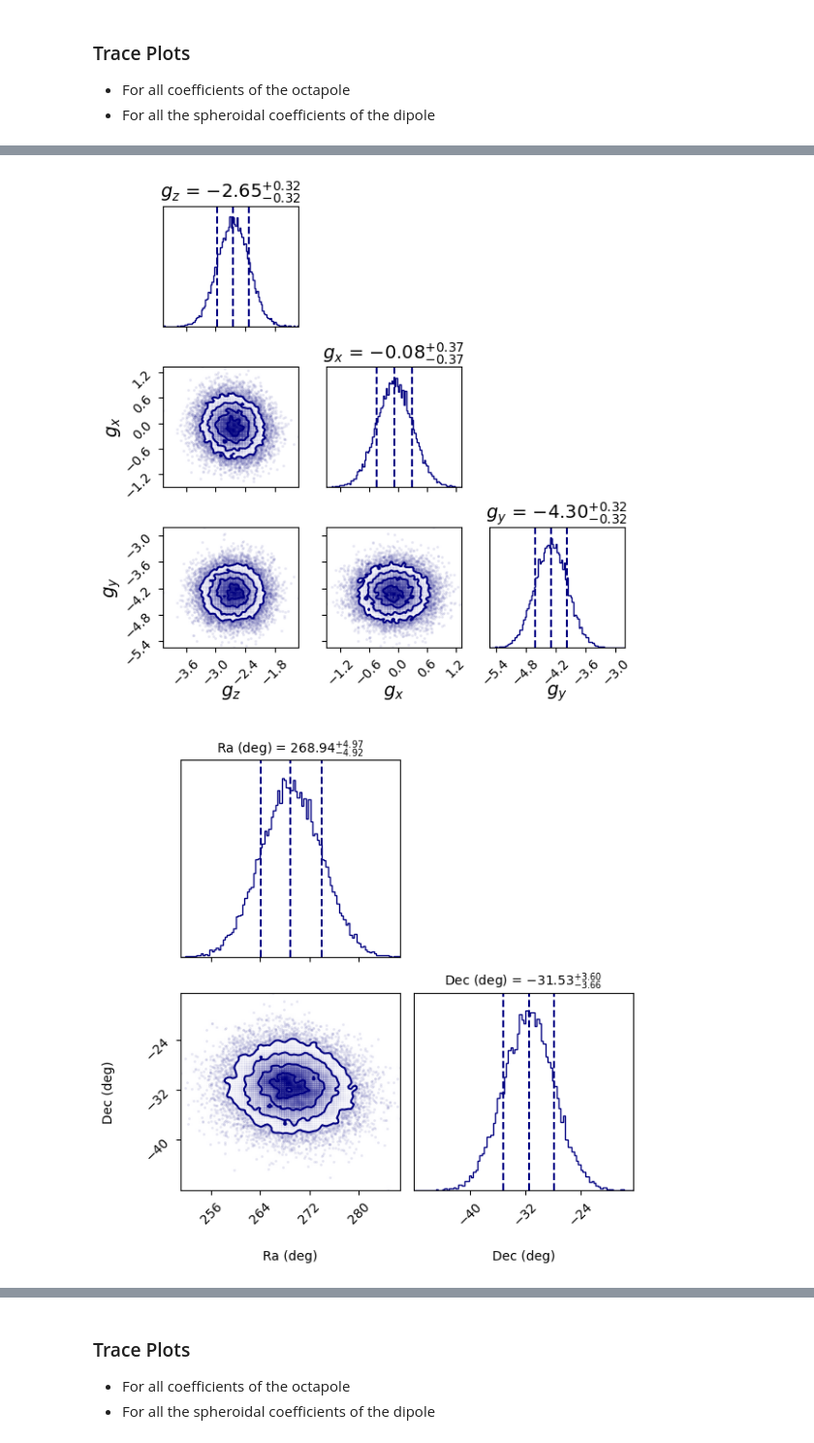
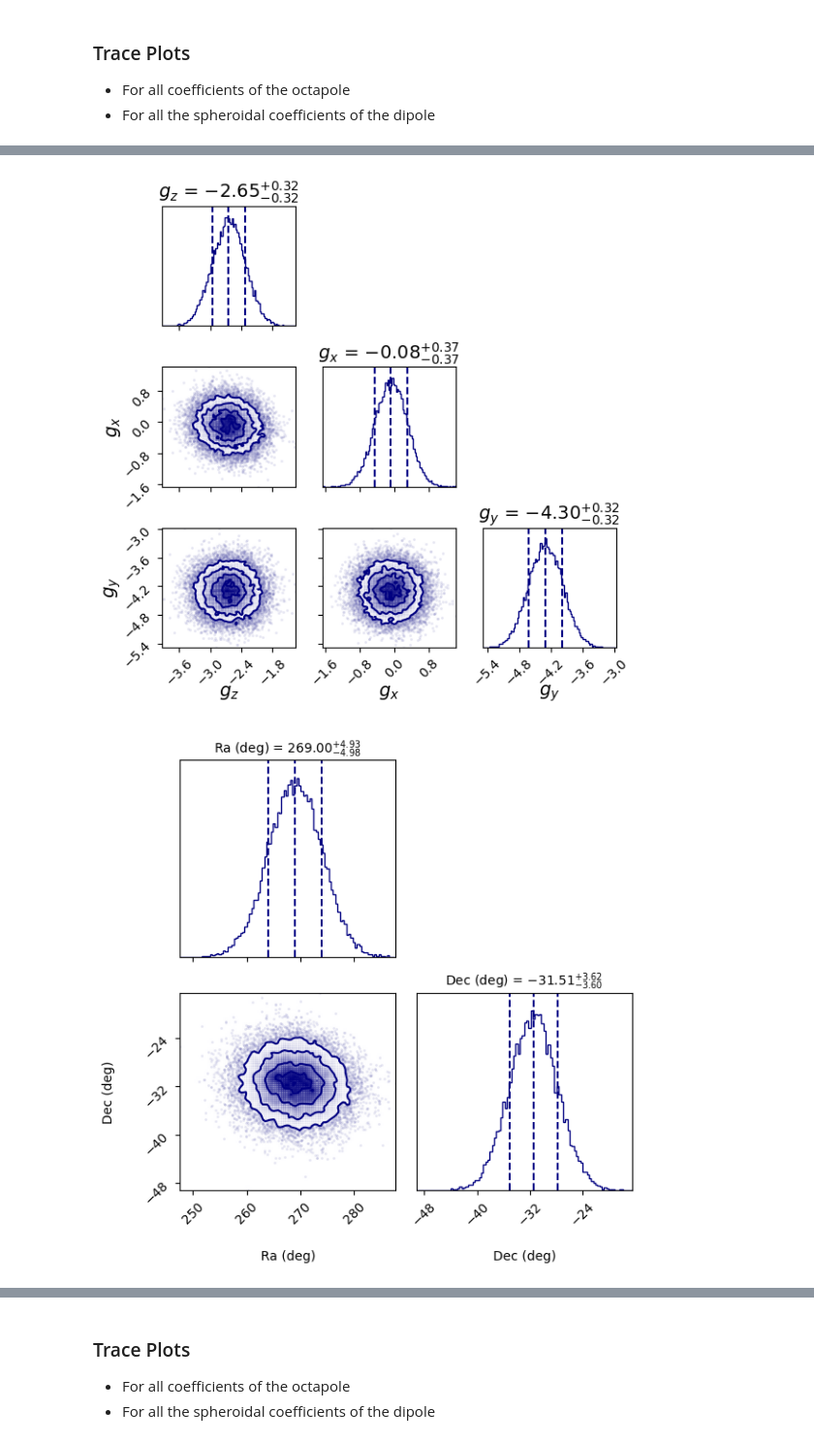
Before and after one commit to MatteoMancini01/Gaia_EDR3, a Jupyter notebook: main.ipynb, the cells around one changed output, grey strips where cells are left out. Shown at 97% size. Saved outputs shown, nothing was run; the diff lists cells and outputs as text; code cells hidden in the pictures.

```diff
--- a/main.ipynb
+++ b/main.ipynb
@@ -291,7 +291,7 @@ def model_norm_prior(angles, obs, error, std = 1., lmax = 3):
 
 n_s = 5000 # number of samples
 n_warmup = 2000 #  number of warmups
-n_chains = 4 # numbe of chains
+n_chains = 8 # numbe of chains
 # %%
 rng_key = jax.random.key(0)
 
@@ -304,10 +304,12 @@ diagnostic_uni = summary(mcmc_uni.get_samples(group_by_chain=True))
 
 r_hat_uni = diagnostic_uni['theta']['r_hat']
 n_eff_uni = diagnostic_uni['theta']['n_eff']
+iat = estimate_iat(n_s, n_chains, n_eff_uni) # Autocorrelation length estimate
 
 print('Coefficients of interest, s_10, s_11r and s_11i')
 print(f'Their respsecive r_hat values are: {r_hat_uni[1]}, {r_hat_uni[4]} and {r_hat_uni[5]}')
 print(f'Their respective effective sample size are : {n_eff_uni[1]}, {n_eff_uni[4]} and {n_eff_uni[5]}')
+print(f'Autocorrelation length estimate for dipole coefficients: {iat}')
 
 mcmc_uni.print_summary()
 # %% [output]
@@ -375,10 +377,10 @@ Result, Equatorial Coordinates
 # %%
-corner_plot_eq_comp(posterior_sample_uniform, save = 'Corner_galactic_uni')
-corner_plot_ra_dec(posterior_sample_uniform, save = 'RA_Ded_dist_uni')
-mollweide_proj_galactic(posterior_sample_uniform, save = 'lb_dist_uni')
+corner_plot_eq_comp(posterior_sample_uniform['theta'][::iat], save = 'Corner_galactic_uni')
+corner_plot_ra_dec(posterior_sample_uniform['theta'][::iat], save = 'RA_Ded_dist_uni')
+mollweide_proj_galactic(posterior_sample_uniform['theta'][::iat], save = 'lb_dist_uni')
 # %% [output]
-[figure, old version]
+[figure, new version]
-[figure, old version]
+[figure, new version]
 [figure]
 # %%
 rng_key = jax.random.key(0)
```
Also changed, not shown: parts of 9 cells of this notebook, 7 other files.
